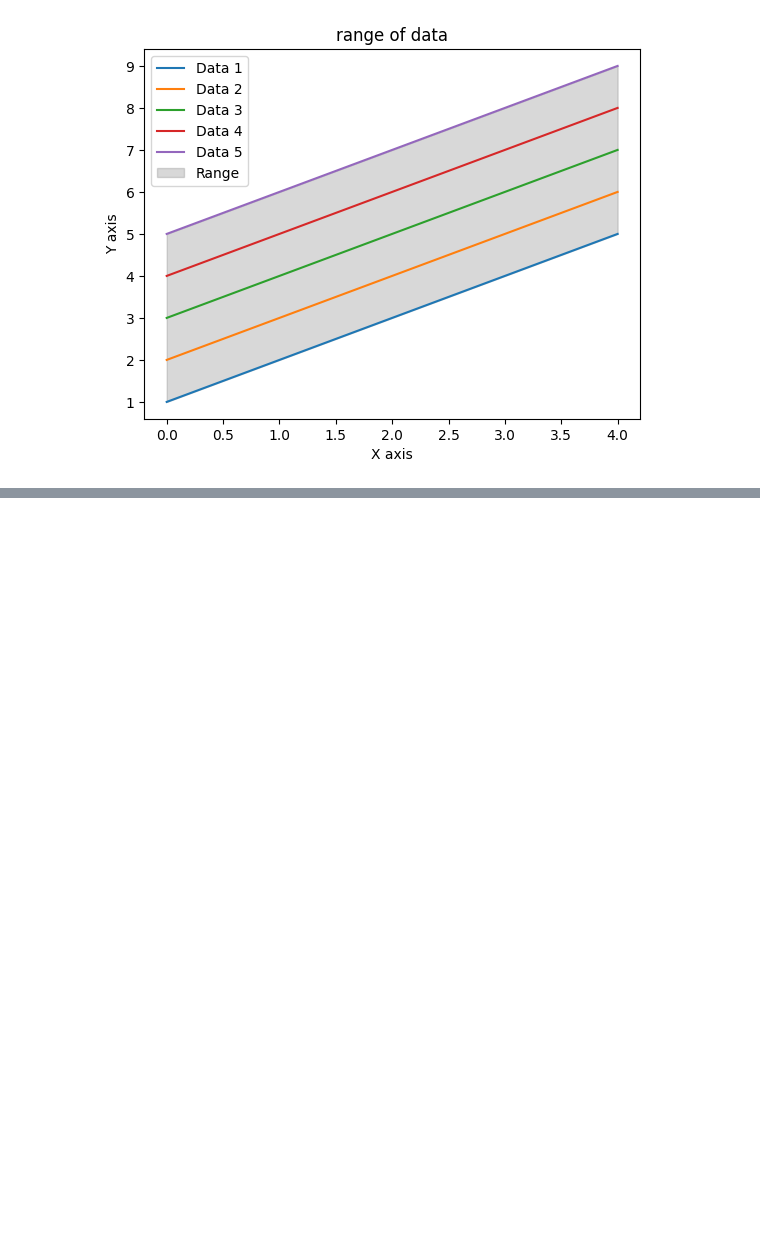
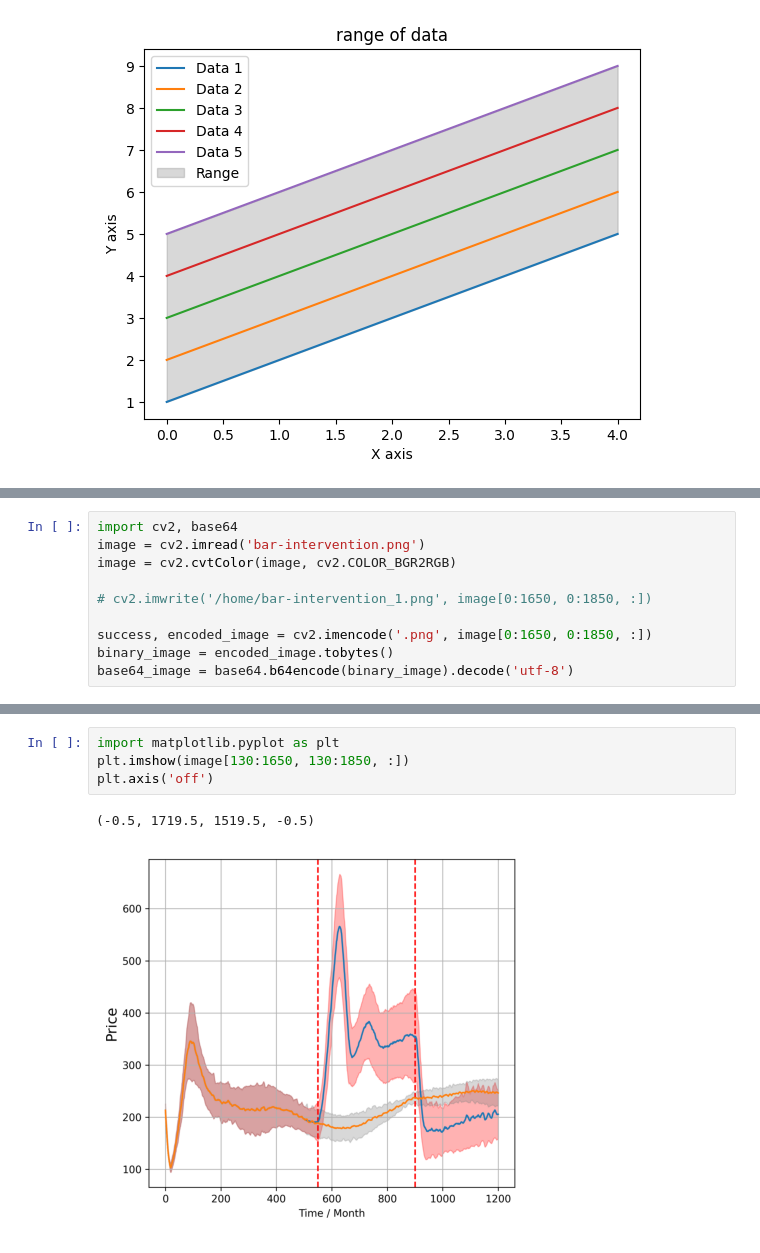
Before and after one commit to HuangHaoyu1997/MEABM, a Jupyter notebook: test.ipynb, the cells around one changed output, grey strips where cells are left out. Saved outputs shown, nothing was run; the diff lists cells and outputs as text; blank space fills up the shorter version.

```diff
--- a/test.ipynb
+++ b/test.ipynb
@@ -143,0 +228,10 @@ plt.grid()
+# %%
+import cv2, base64
+image = cv2.imread('bar-intervention.png')
+image = cv2.cvtColor(image, cv2.COLOR_BGR2RGB)
+
+# cv2.imwrite('/home/bar-intervention_1.png', image[0:1650, 0:1850, :])
+
+success, encoded_image = cv2.imencode('.png', image[0:1650, 0:1850, :])
+binary_image = encoded_image.tobytes()
+base64_image = base64.b64encode(binary_image).decode('utf-8')
@@ -143,0 +360,7 @@ plt.grid()
+# %%
+import matplotlib.pyplot as plt
+plt.imshow(image[130:1650, 130:1850, :])
+plt.axis('off')
+# %% [output]
+(-0.5, 1719.5, 1519.5, -0.5)
+[figure, added]
```
Also changed, not shown: parts of 9 cells of this notebook, 8 other files.
